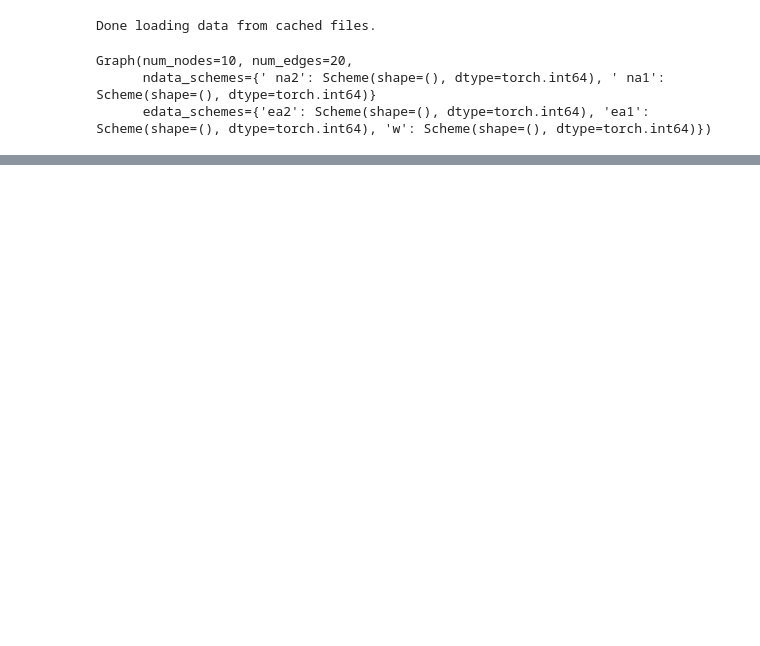
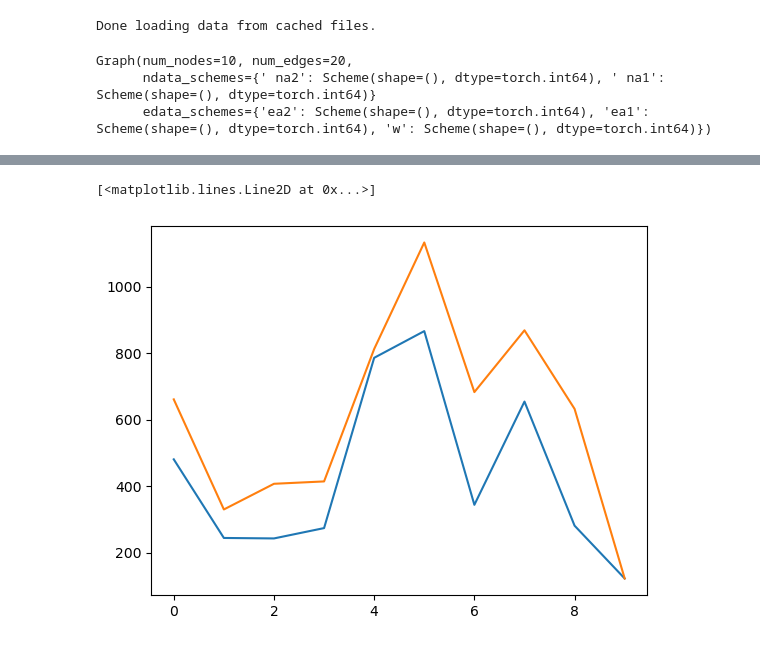
Before and after one commit to SDCCA/PovertyTrapModel, a Jupyter notebook: Take_money_DGL.ipynb, the cells around one changed output, grey strips where cells are left out. Cells and saved outputs as stored; diff of their text form; code cells hidden in the pictures; blank space fills up the shorter version.

Commit message:
Added workflow for updating wealth through wealth sharing across connected nodes

```diff
--- a/Take_money_DGL.ipynb
+++ b/Take_money_DGL.ipynb
@@ -113,0 +139,4 @@ g.edges()
+# %%
+# Calculate disposable wealth depending on savings propensity (lambda) and wealth (k)
+g.ndata['disp_wealth'] = g.ndata['lambda']*g.ndata['k']
+g.ndata['disp_wealth']
@@ -113,0 +154,4 @@ g.edges()
+# %%
+#Calculate income to be transferred along an edge
+g.apply_edges(fn.e_mul_u('per_wgt','disp_wealth','trfr_wealth'))
+g.edata['trfr_wealth']
@@ -113,0 +179,4 @@ g.edges()
+# %%
+# Message passing along edges to sum total income obtained from neighbours for each node/agent
+g.update_all(fn.v_add_e('zeros','trfr_wealth','delta_inc'), fn.sum('delta_inc', 'delta_inc'))
+g.ndata['delta_inc']
@@ -113,0 +194,5 @@ g.edges()
+# %%
+# Update income for next time-step
+# This and the previous step can be simplified by directly updating k in the final model
+g.ndata['k_new'] = g.ndata['k'] + g.ndata['delta_inc']
+g.ndata['k_new']
@@ -113,0 +210,9 @@ g.edges()
+# %%
+#Plotting current wealth and updated wealth for each agent for one time-step
+import matplotlib.pyplot as plt
+
+plt.plot(g.ndata['k'])
+plt.plot(g.ndata['k_new'])
+# %% [output]
+[<matplotlib.lines.Line2D at 0x...>]
+[figure, added]
```
Also changed, not shown: parts of 21 cells of this notebook.
